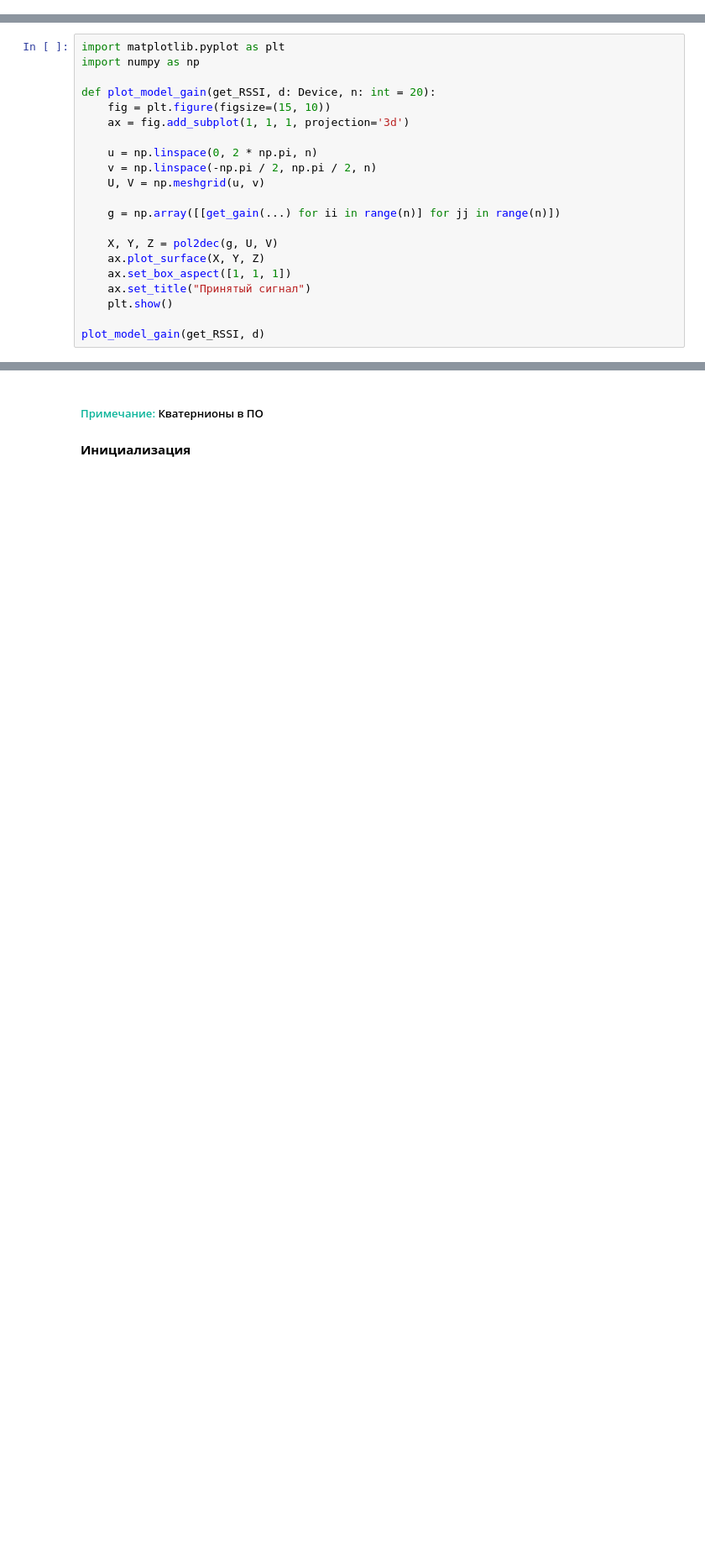
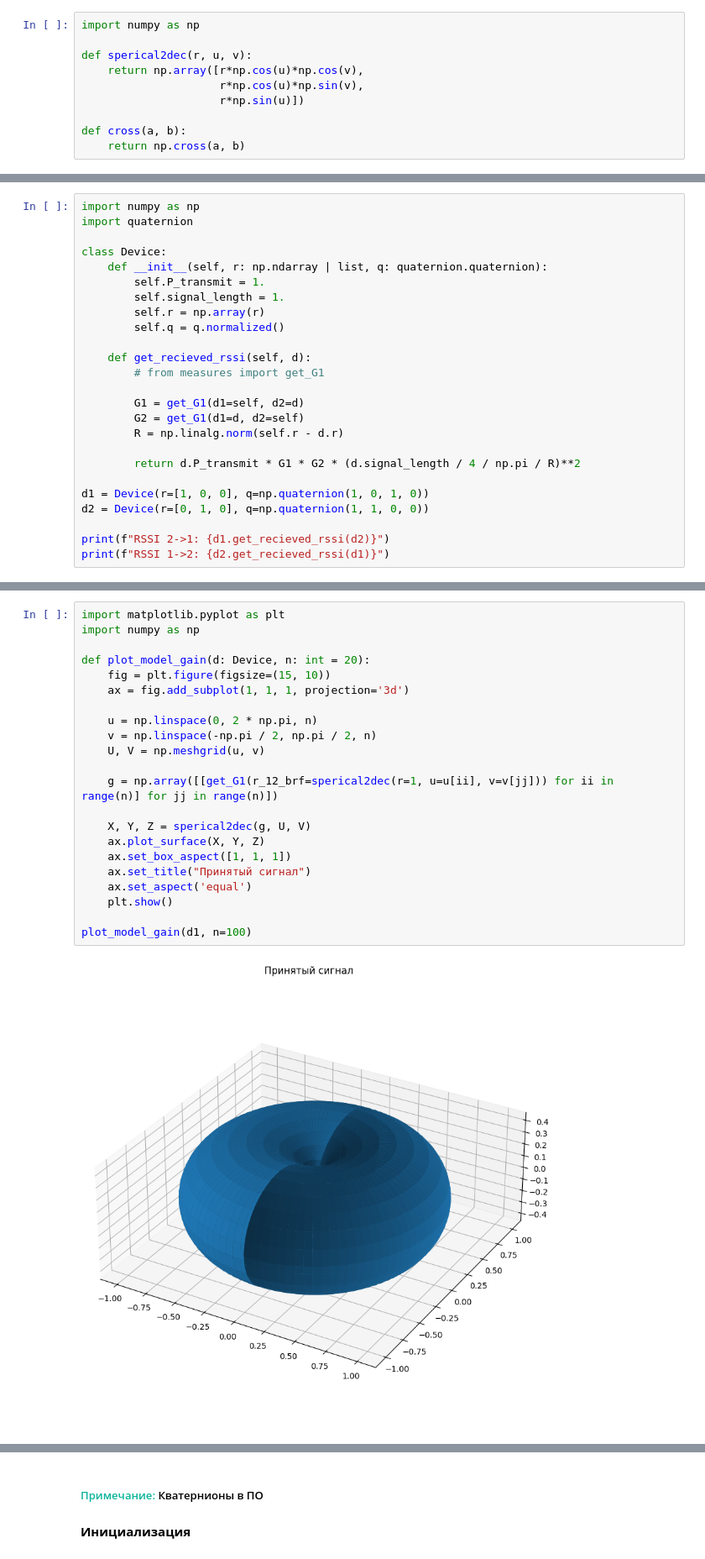
Before and after one commit to CamelCaseAverageEnjoyer/PythonCompendium, a Jupyter notebook: Study/Python-2-MIPT/11 занятие.ipynb, the cells around one changed output, grey strips where cells are left out. Shown at 84% size. Drawn from its saved outputs; the diff is of its cells as text; blank space fills up the shorter version.

```diff
--- a/Study/Python-2-MIPT/11 занятие.ipynb
+++ b/Study/Python-2-MIPT/11 занятие.ipynb
@@ -22,0 +28,10 @@
+# %%
+import numpy as np
+
+def sperical2dec(r, u, v):
+    return np.array([r*np.cos(u)*np.cos(v),
+                     r*np.cos(u)*np.sin(v),
+                     r*np.sin(u)])
+
+def cross(a, b):
+    return np.cross(a, b)
@@ -22,0 +72,25 @@
+# %%
+import numpy as np
+import quaternion
+
+class Device:
+    def __init__(self, r: np.ndarray | list, q: quaternion.quaternion):
+        self.P_transmit = 1.
+        self.signal_length = 1.
+        self.r = np.array(r)
+        self.q = q.normalized()
+
+    def get_recieved_rssi(self, d):
+        # from measures import get_G1
+
+        G1 = get_G1(d1=self, d2=d)
+        G2 = get_G1(d1=d, d2=self)
+        R = np.linalg.norm(self.r - d.r)
+
+        return d.P_transmit * G1 * G2 * (d.signal_length / 4 / np.pi / R)**2
+
+d1 = Device(r=[1, 0, 0], q=np.quaternion(1, 0, 1, 0))
+d2 = Device(r=[0, 1, 0], q=np.quaternion(1, 1, 0, 0))
+
+print(f"RSSI 2->1: {d1.get_recieved_rssi(d2)}")
+print(f"RSSI 1->2: {d2.get_recieved_rssi(d1)}")
@@ -25,22 +102,25 @@
 # %%
 import matplotlib.pyplot as plt
 import numpy as np
 
-def plot_model_gain(get_RSSI, d: Device, n: int = 20):
+def plot_model_gain(d: Device, n: int = 20):
     fig = plt.figure(figsize=(15, 10))
     ax = fig.add_subplot(1, 1, 1, projection='3d')
 
     u = np.linspace(0, 2 * np.pi, n)
     v = np.linspace(-np.pi / 2, np.pi / 2, n)
     U, V = np.meshgrid(u, v)
 
-    g = np.array([[get_gain(...) for ii in range(n)] for jj in range(n)])
+    g = np.array([[get_G1(r_12_brf=sperical2dec(r=1, u=u[ii], v=v[jj])) for ii in range(n)] for jj in range(n)])
 
-    X, Y, Z = pol2dec(g, U, V)
+    X, Y, Z = sperical2dec(g, U, V)
     ax.plot_surface(X, Y, Z)
     ax.set_box_aspect([1, 1, 1])
     ax.set_title("Принятый сигнал")
+    ax.set_aspect('equal')
     plt.show()
 
-plot_model_gain(get_RSSI, d)
+plot_model_gain(d1, n=100)
+# %% [output]
+[figure, added]
 # %% [markdown]
```
Also changed, not shown: parts of 23 cells of this notebook, 8 other files.
